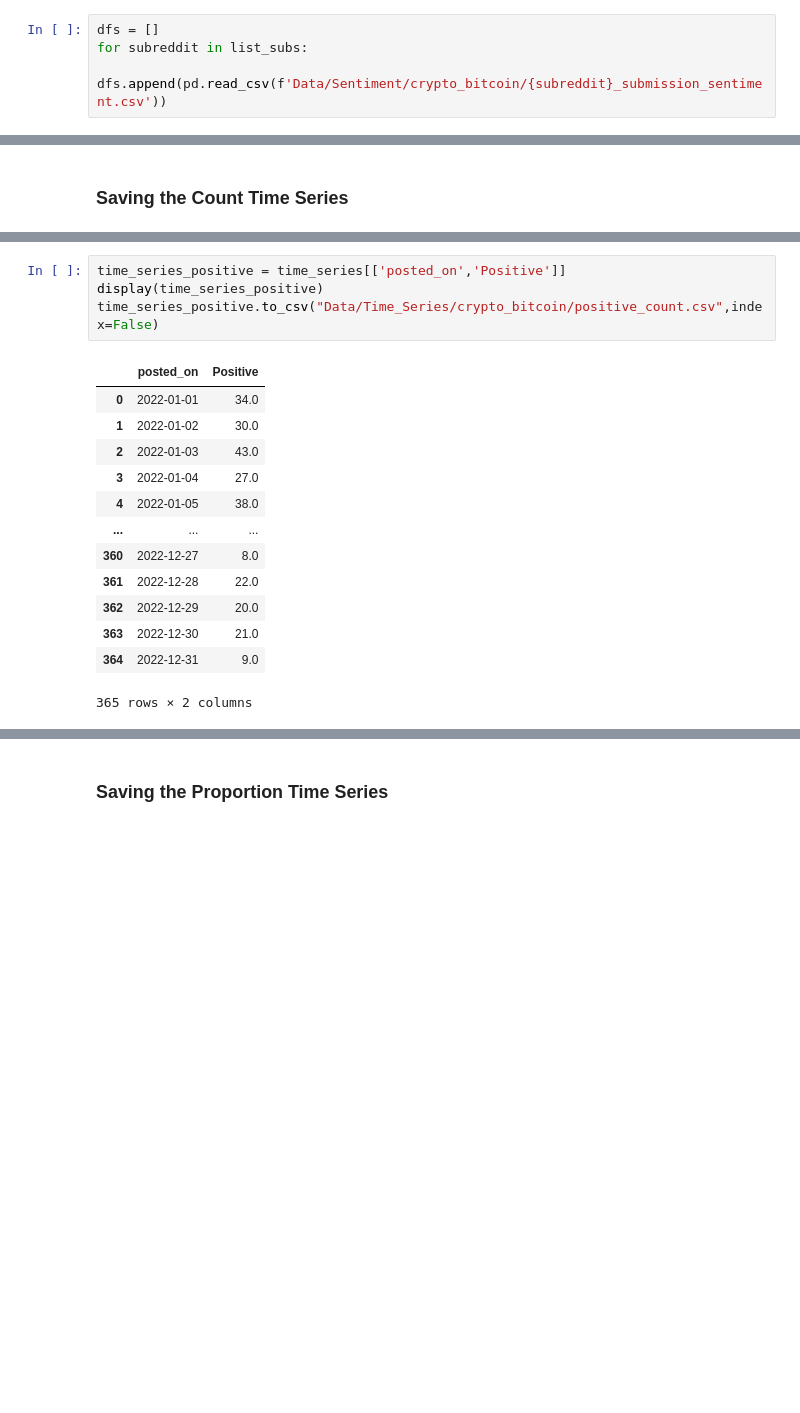
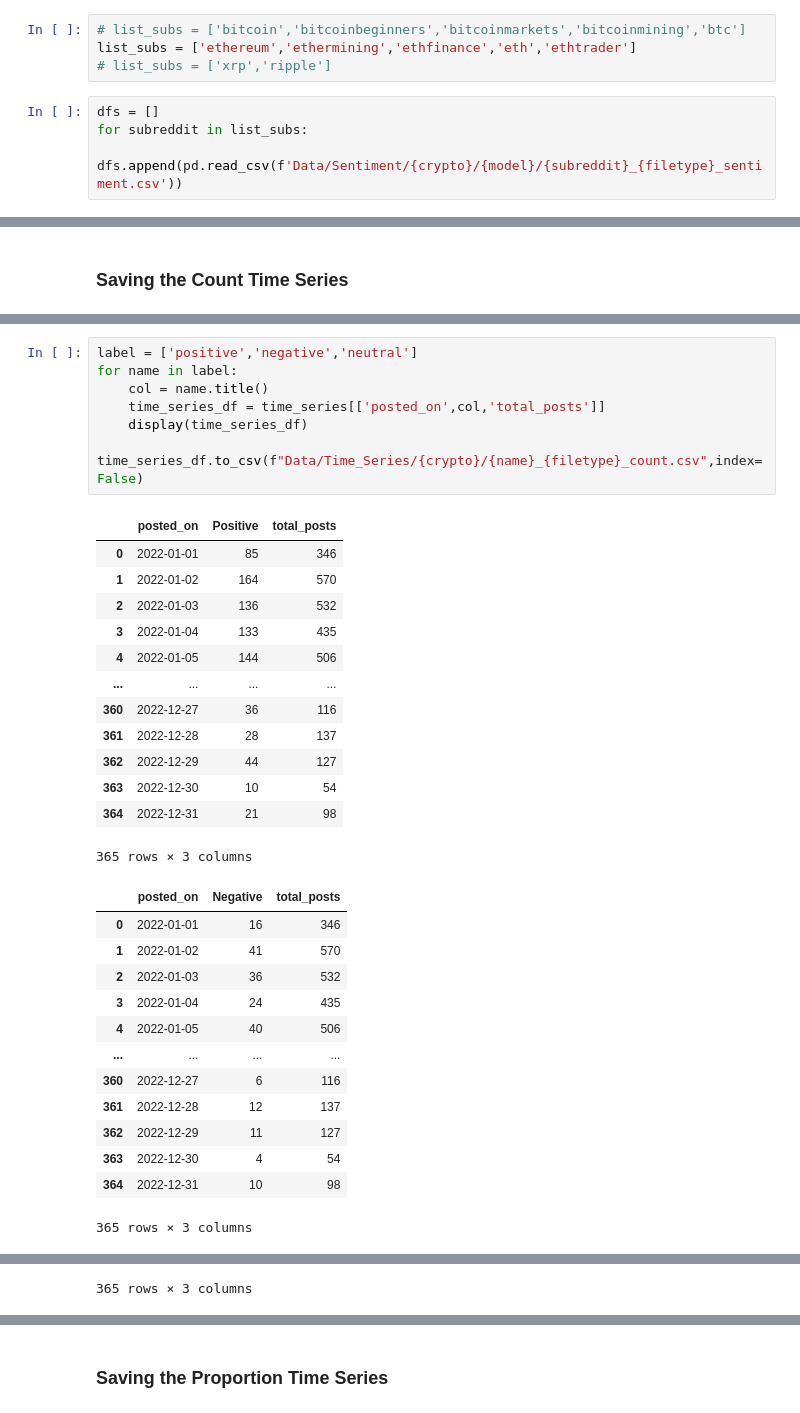
Before and after one commit to niks16/MasterThesis, a Jupyter notebook: Sentiment_Time_Series_Creation.ipynb, the cells around one changed output, grey strips where cells are left out. Cells and saved outputs as stored; diff of their text form; blank space fills up the shorter version.

```diff
--- a/Sentiment_Time_Series_Creation.ipynb
+++ b/Sentiment_Time_Series_Creation.ipynb
@@ -5,7 +12,11 @@ list_subs = ['bitcoin','bitcoinbeginners','bitcoinmarkets','bitcoinmining','btc'
+# %%
+# list_subs = ['bitcoin','bitcoinbeginners','bitcoinmarkets','bitcoinmining','btc']
+list_subs = ['ethereum','ethermining','ethfinance','eth','ethtrader']
+# list_subs = ['xrp','ripple']
 # %%
 dfs = []
 for subreddit in list_subs:
-    dfs.append(pd.read_csv(f'Data/Sentiment/crypto_bitcoin/{subreddit}_submission_sentiment.csv'))
+    dfs.append(pd.read_csv(f'Data/Sentiment/{crypto}/{model}/{subreddit}_{filetype}_sentiment.csv'))
 # %%
 final_df = pd.concat(dfs)
 # %%
@@ -108,18 +120,34 @@ time_series
 # %%
-time_series_positive = time_series[['posted_on','Positive']]
-display(time_series_positive)
-time_series_positive.to_csv("Data/Time_Series/crypto_bitcoin/positive_count.csv",index=False)
+label = ['positive','negative','neutral']
+for name in label:
+    col = name.title()
+    time_series_df = time_series[['posted_on',col,'total_posts']]
+    display(time_series_df)
+    time_series_df.to_csv(f"Data/Time_Series/{crypto}/{name}_{filetype}_count.csv",index=False)
 # %% [output]
-|  | posted_on | Positive |
-| 0 | 2022-01-01 | 34.0 |
-| 1 | 2022-01-02 | 30.0 |
-| 2 | 2022-01-03 | 43.0 |
-| 3 | 2022-01-04 | 27.0 |
-| 4 | 2022-01-05 | 38.0 |
-| ... | ... | ... |
-| 360 | 2022-12-27 | 8.0 |
-| 361 | 2022-12-28 | 22.0 |
-| 362 | 2022-12-29 | 20.0 |
-| 363 | 2022-12-30 | 21.0 |
-| 364 | 2022-12-31 | 9.0 |
+|  | posted_on | Positive | total_posts |
+| 0 | 2022-01-01 | 85 | 346 |
+| 1 | 2022-01-02 | 164 | 570 |
+| 2 | 2022-01-03 | 136 | 532 |
+| 3 | 2022-01-04 | 133 | 435 |
+| 4 | 2022-01-05 | 144 | 506 |
+| ... | ... | ... | ... |
+| 360 | 2022-12-27 | 36 | 116 |
+| 361 | 2022-12-28 | 28 | 137 |
+| 362 | 2022-12-29 | 44 | 127 |
+| 363 | 2022-12-30 | 10 | 54 |
+| 364 | 2022-12-31 | 21 | 98 |
-365 rows × 2 columns
+365 rows × 3 columns
+|  | posted_on | Negative | total_posts |
+| 0 | 2022-01-01 | 16 | 346 |
+| 1 | 2022-01-02 | 41 | 570 |
+| 2 | 2022-01-03 | 36 | 532 |
+| 3 | 2022-01-04 | 24 | 435 |
+| 4 | 2022-01-05 | 40 | 506 |
+| ... | ... | ... | ... |
+| 360 | 2022-12-27 | 6 | 116 |
+| 361 | 2022-12-28 | 12 | 137 |
+| 362 | 2022-12-29 | 11 | 127 |
+| 363 | 2022-12-30 | 4 | 54 |
+| 364 | 2022-12-31 | 10 | 98 |
+365 rows × 3 columns
@@ -125,0 +166 @@ time_series_positive.to_csv("Data/Time_Series/crypto_bitcoin/positive_count.csv"
+365 rows × 3 columns
```
Also changed, not shown: parts of 14 cells of this notebook, 7 other files.
